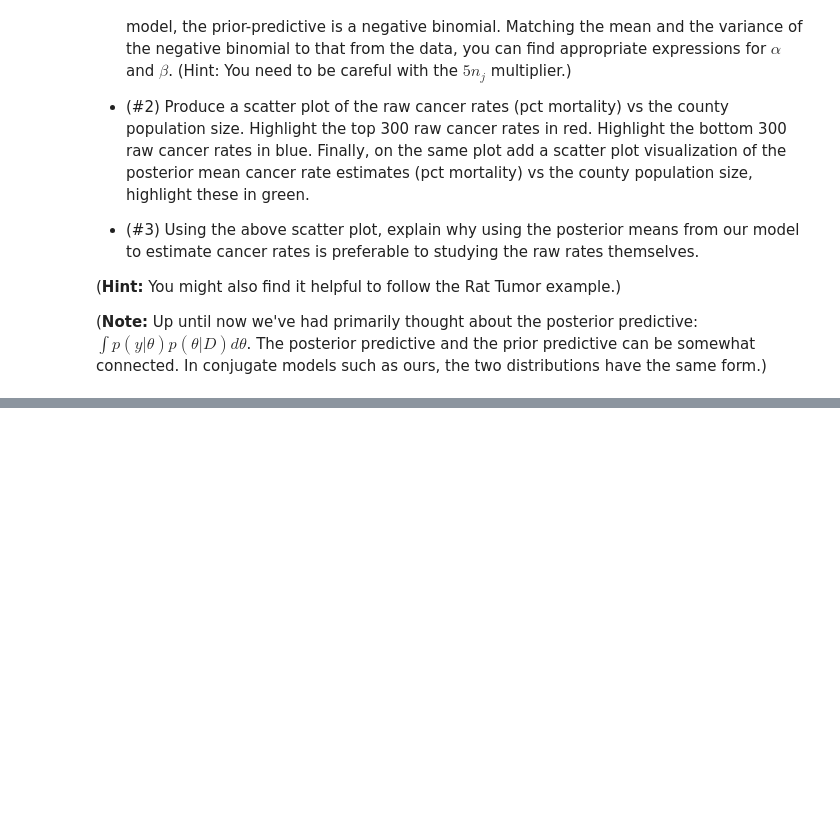
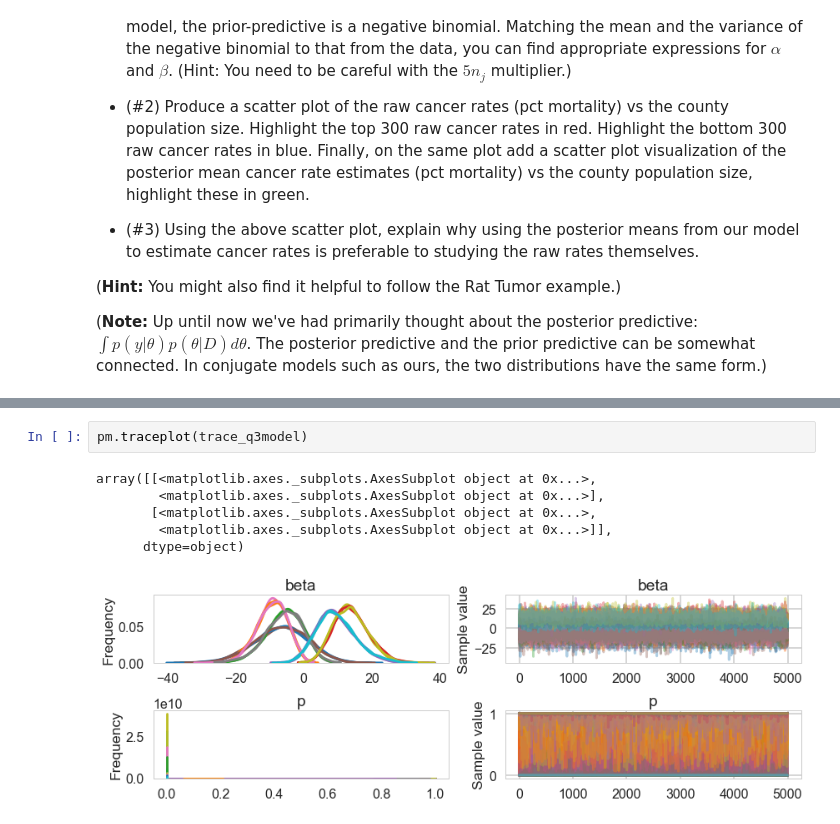
Before and after one commit to blackmange26/AM207_HW8, a Jupyter notebook: AM207_HW8_2018.ipynb, the cells around one changed output, grey strips where cells are left out. Cells and saved outputs as stored; diff of their text form; blank space fills up the shorter version.

```diff
--- a/AM207_HW8_2018.ipynb
+++ b/AM207_HW8_2018.ipynb
@@ -347,0 +413,9 @@ Use a 60-40 stratified (preserving class membership) split of the dataset into a
+# %%
+pm.traceplot(trace_q3model)
+# %% [output]
+array([[<matplotlib.axes._subplots.AxesSubplot object at 0x...>,
+        <matplotlib.axes._subplots.AxesSubplot object at 0x...>],
+       [<matplotlib.axes._subplots.AxesSubplot object at 0x...>,
+        <matplotlib.axes._subplots.AxesSubplot object at 0x...>]],
+      dtype=object)
+[figure, added]
```
Also changed, not shown: parts of 22 cells of this notebook.
